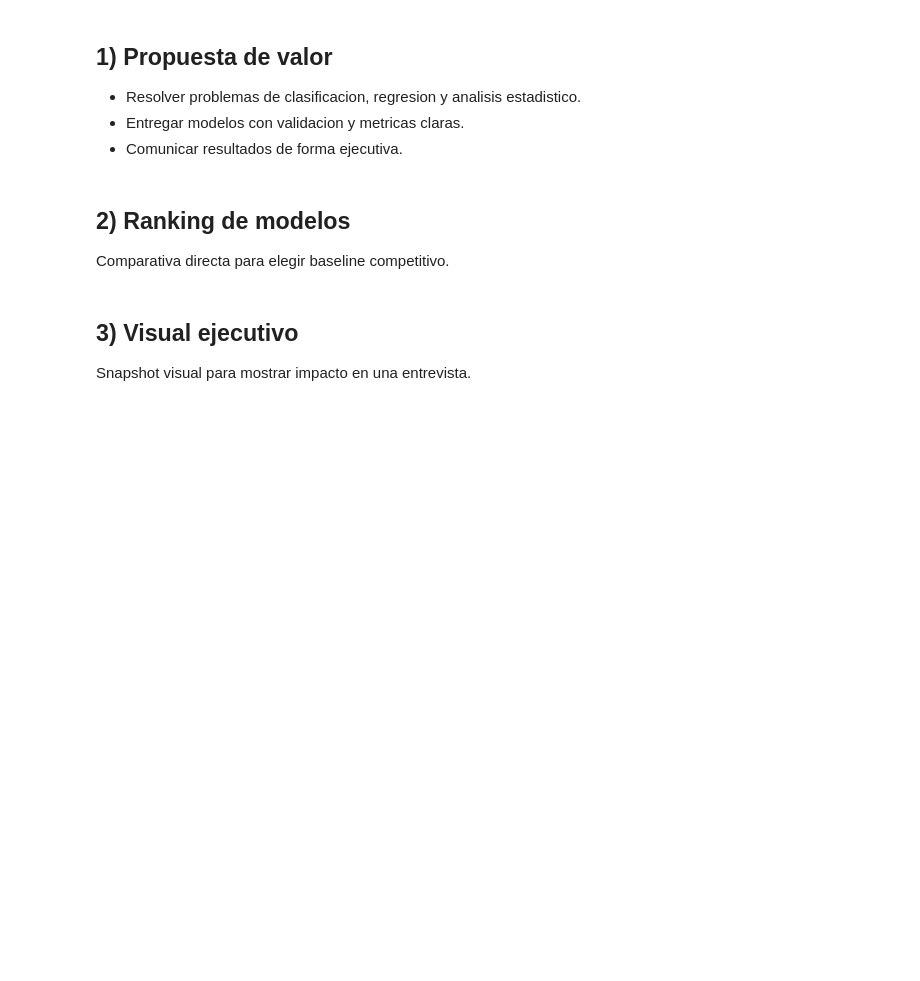
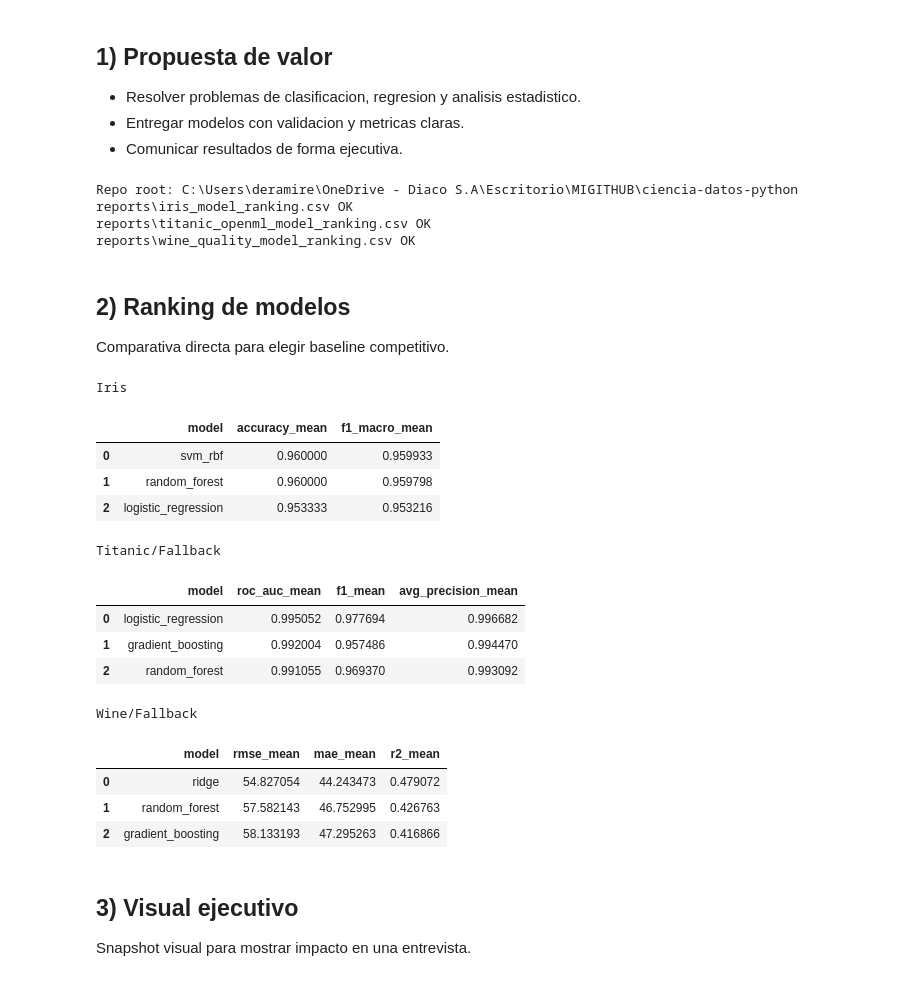
Before and after one commit to David-E-Ramirez-M/ciencia-datos-python, a Jupyter notebook: notebooks/showcase/01_showcase_ejecutivo.ipynb, the cells around one changed output. Saved outputs shown, nothing was run; the diff lists cells and outputs as text; code cells hidden in the pictures; blank space fills up the shorter version.

```diff
--- a/notebooks/showcase/01_showcase_ejecutivo.ipynb
+++ b/notebooks/showcase/01_showcase_ejecutivo.ipynb
@@ -11,27 +11,60 @@ Este notebook resume el valor de negocio y la capacidad tecnica del repositorio.
 from pathlib import Path
 import pandas as pd
 
+
+def get_repo_root(start: Path | None = None) -> Path:
+    base = (start or Path.cwd()).resolve()
+    for candidate in [base, *base.parents]:
+        if (candidate / "README.md").exists() and (candidate / "scripts").exists():
+            return candidate
+    return base
+
+
+ROOT = get_repo_root()
+print(f"Repo root: {ROOT}")
+
 files = [
-    "reports/iris_model_ranking.csv",
-    "reports/titanic_openml_model_ranking.csv",
-    "reports/wine_quality_model_ranking.csv",
+    ROOT / "reports/iris_model_ranking.csv",
+    ROOT / "reports/titanic_openml_model_ranking.csv",
+    ROOT / "reports/wine_quality_model_ranking.csv",
 ]
 for f in files:
-    print(f, "OK" if Path(f).exists() else "MISSING")
+    print(f.relative_to(ROOT), "OK" if f.exists() else "MISSING")
+# %% [output]
+Repo root: C:\Users\deramire\OneDrive - Diaco S.A\Escritorio\MIGITHUB\ciencia-datos-python
+reports\iris_model_ranking.csv OK
+reports\titanic_openml_model_ranking.csv OK
+reports\wine_quality_model_ranking.csv OK
 # %% [markdown]
 ## 2) Ranking de modelos
 Comparativa directa para elegir baseline competitivo.
 # %%
-iris = pd.read_csv("reports/iris_model_ranking.csv")
-titanic = pd.read_csv("reports/titanic_openml_model_ranking.csv")
-wine = pd.read_csv("reports/wine_quality_model_ranking.csv")
+iris = pd.read_csv(ROOT / "reports/iris_model_ranking.csv")
+titanic = pd.read_csv(ROOT / "reports/titanic_openml_model_ranking.csv")
+wine = pd.read_csv(ROOT / "reports/wine_quality_model_ranking.csv")
 
 print("Iris")
 display(iris)
 print("\nTitanic/Fallback")
 display(titanic)
 print("\nWine/Fallback")
 display(wine)
+# %% [output]
+Iris
+|  | model | accuracy_mean | f1_macro_mean |
+| 0 | svm_rbf | 0.960000 | 0.959933 |
+| 1 | random_forest | 0.960000 | 0.959798 |
+| 2 | logistic_regression | 0.953333 | 0.953216 |
+Titanic/Fallback
+|  | model | roc_auc_mean | f1_mean | avg_precision_mean |
+| 0 | logistic_regression | 0.995052 | 0.977694 | 0.996682 |
+| 1 | gradient_boosting | 0.992004 | 0.957486 | 0.994470 |
+| 2 | random_forest | 0.991055 | 0.969370 | 0.993092 |
+Wine/Fallback
+|  | model | rmse_mean | mae_mean | r2_mean |
+| 0 | ridge | 54.827054 | 44.243473 | 0.479072 |
+| 1 | random_forest | 57.582143 | 46.752995 | 0.426763 |
+| 2 | gradient_boosting | 58.133193 | 47.295263 | 0.416866 |
 # %% [markdown]
 ## 3) Visual ejecutivo
 Snapshot visual para mostrar impacto en una entrevista.
```
Also changed, not shown: parts of 1 cell of this notebook, 6 other files.
